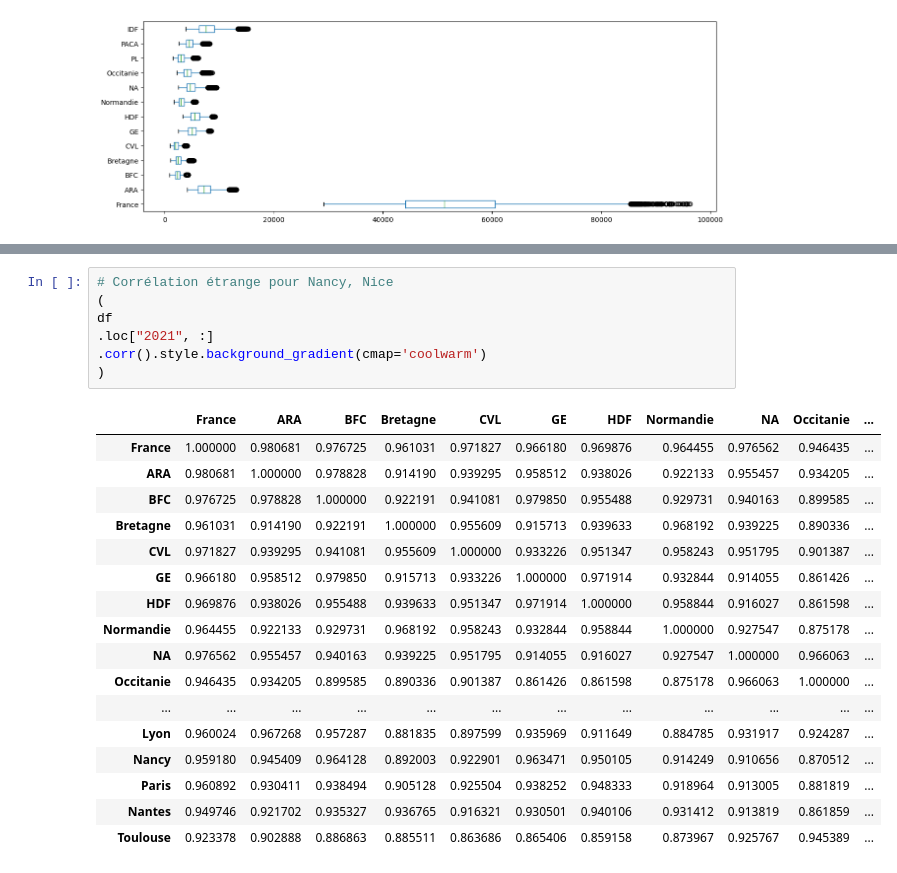
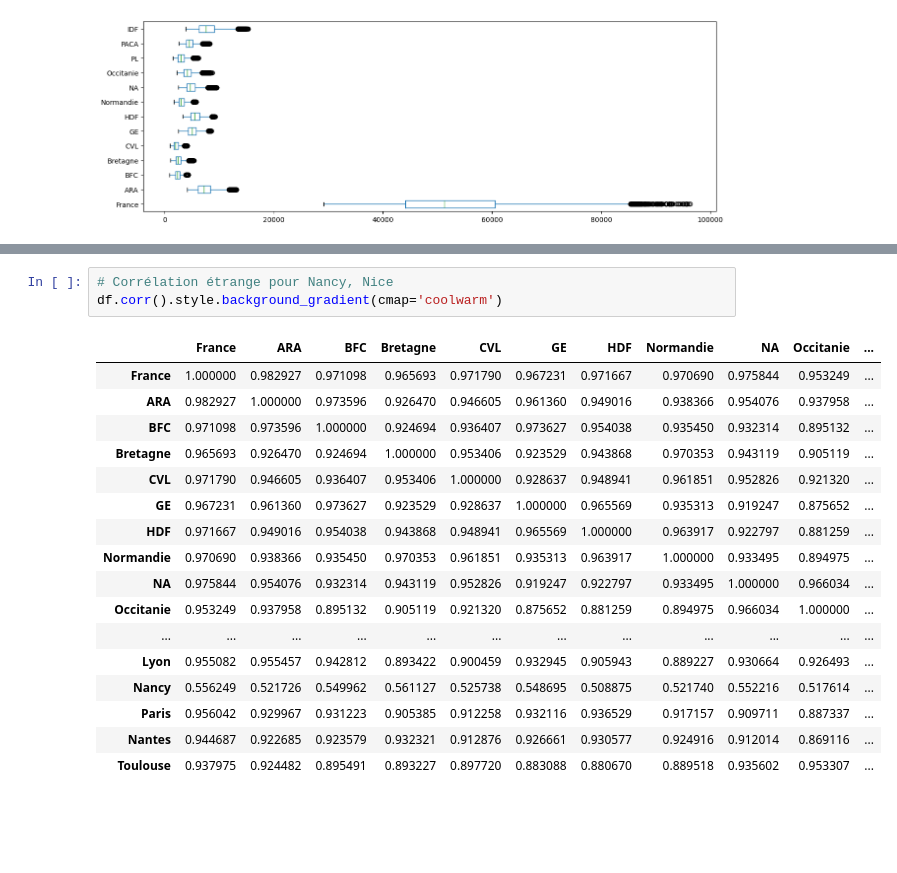
Before and after one commit to Leob000/DL_Challenge, a Jupyter notebook: explo_geo.ipynb, the cells around one changed output, grey strips where cells are left out. Saved outputs shown, nothing was run; the diff lists cells and outputs as text; blank space fills up the shorter version.

```diff
--- a/explo_geo.ipynb
+++ b/explo_geo.ipynb
@@ -112,25 +122,21 @@ df[regions].hist(
 # %%
 # Corrélation étrange pour Nancy, Nice
-(
-df
-.loc["2021", :]
-.corr().style.background_gradient(cmap='coolwarm')
-)
+df.corr().style.background_gradient(cmap='coolwarm')
 # %% [output]
 |  | France | ARA | BFC | Bretagne | CVL | GE | HDF | Normandie | NA | Occitanie | ... |
-| France | 1.000000 | 0.980681 | 0.976725 | 0.961031 | 0.971827 | 0.966180 | 0.969876 | 0.964455 | 0.976562 | 0.946435 | ... |
-| ARA | 0.980681 | 1.000000 | 0.978828 | 0.914190 | 0.939295 | 0.958512 | 0.938026 | 0.922133 | 0.955457 | 0.934205 | ... |
-| BFC | 0.976725 | 0.978828 | 1.000000 | 0.922191 | 0.941081 | 0.979850 | 0.955488 | 0.929731 | 0.940163 | 0.899585 | ... |
-| Bretagne | 0.961031 | 0.914190 | 0.922191 | 1.000000 | 0.955609 | 0.915713 | 0.939633 | 0.968192 | 0.939225 | 0.890336 | ... |
-| CVL | 0.971827 | 0.939295 | 0.941081 | 0.955609 | 1.000000 | 0.933226 | 0.951347 | 0.958243 | 0.951795 | 0.901387 | ... |
-| GE | 0.966180 | 0.958512 | 0.979850 | 0.915713 | 0.933226 | 1.000000 | 0.971914 | 0.932844 | 0.914055 | 0.861426 | ... |
-| HDF | 0.969876 | 0.938026 | 0.955488 | 0.939633 | 0.951347 | 0.971914 | 1.000000 | 0.958844 | 0.916027 | 0.861598 | ... |
-| Normandie | 0.964455 | 0.922133 | 0.929731 | 0.968192 | 0.958243 | 0.932844 | 0.958844 | 1.000000 | 0.927547 | 0.875178 | ... |
-| NA | 0.976562 | 0.955457 | 0.940163 | 0.939225 | 0.951795 | 0.914055 | 0.916027 | 0.927547 | 1.000000 | 0.966063 | ... |
-| Occitanie | 0.946435 | 0.934205 | 0.899585 | 0.890336 | 0.901387 | 0.861426 | 0.861598 | 0.875178 | 0.966063 | 1.000000 | ... |
+| France | 1.000000 | 0.982927 | 0.971098 | 0.965693 | 0.971790 | 0.967231 | 0.971667 | 0.970690 | 0.975844 | 0.953249 | ... |
+| ARA | 0.982927 | 1.000000 | 0.973596 | 0.926470 | 0.946605 | 0.961360 | 0.949016 | 0.938366 | 0.954076 | 0.937958 | ... |
+| BFC | 0.971098 | 0.973596 | 1.000000 | 0.924694 | 0.936407 | 0.973627 | 0.954038 | 0.935450 | 0.932314 | 0.895132 | ... |
+| Bretagne | 0.965693 | 0.926470 | 0.924694 | 1.000000 | 0.953406 | 0.923529 | 0.943868 | 0.970353 | 0.943119 | 0.905119 | ... |
+| CVL | 0.971790 | 0.946605 | 0.936407 | 0.953406 | 1.000000 | 0.928637 | 0.948941 | 0.961851 | 0.952826 | 0.921320 | ... |
+| GE | 0.967231 | 0.961360 | 0.973627 | 0.923529 | 0.928637 | 1.000000 | 0.965569 | 0.935313 | 0.919247 | 0.875652 | ... |
+| HDF | 0.971667 | 0.949016 | 0.954038 | 0.943868 | 0.948941 | 0.965569 | 1.000000 | 0.963917 | 0.922797 | 0.881259 | ... |
+| Normandie | 0.970690 | 0.938366 | 0.935450 | 0.970353 | 0.961851 | 0.935313 | 0.963917 | 1.000000 | 0.933495 | 0.894975 | ... |
+| NA | 0.975844 | 0.954076 | 0.932314 | 0.943119 | 0.952826 | 0.919247 | 0.922797 | 0.933495 | 1.000000 | 0.966034 | ... |
+| Occitanie | 0.953249 | 0.937958 | 0.895132 | 0.905119 | 0.921320 | 0.875652 | 0.881259 | 0.894975 | 0.966034 | 1.000000 | ... |
 | ... | ... | ... | ... | ... | ... | ... | ... | ... | ... | ... | ... |
-| Lyon | 0.960024 | 0.967268 | 0.957287 | 0.881835 | 0.897599 | 0.935969 | 0.911649 | 0.884785 | 0.931917 | 0.924287 | ... |
-| Nancy | 0.959180 | 0.945409 | 0.964128 | 0.892003 | 0.922901 | 0.963471 | 0.950105 | 0.914249 | 0.910656 | 0.870512 | ... |
-| Paris | 0.960892 | 0.930411 | 0.938494 | 0.905128 | 0.925504 | 0.938252 | 0.948333 | 0.918964 | 0.913005 | 0.881819 | ... |
-| Nantes | 0.949746 | 0.921702 | 0.935327 | 0.936765 | 0.916321 | 0.930501 | 0.940106 | 0.931412 | 0.913819 | 0.861859 | ... |
-| Toulouse | 0.923378 | 0.902888 | 0.886863 | 0.885511 | 0.863686 | 0.865406 | 0.859158 | 0.873967 | 0.925767 | 0.945389 | ... |
+| Lyon | 0.955082 | 0.955457 | 0.942812 | 0.893422 | 0.900459 | 0.932945 | 0.905943 | 0.889227 | 0.930664 | 0.926493 | ... |
+| Nancy | 0.556249 | 0.521726 | 0.549962 | 0.561127 | 0.525738 | 0.548695 | 0.508875 | 0.521740 | 0.552216 | 0.517614 | ... |
+| Paris | 0.956042 | 0.929967 | 0.931223 | 0.905385 | 0.912258 | 0.932116 | 0.936529 | 0.917157 | 0.909711 | 0.887337 | ... |
+| Nantes | 0.944687 | 0.922685 | 0.923579 | 0.932321 | 0.912876 | 0.926661 | 0.930577 | 0.924916 | 0.912014 | 0.869116 | ... |
+| Toulouse | 0.937975 | 0.924482 | 0.895491 | 0.893227 | 0.897720 | 0.883088 | 0.880670 | 0.889518 | 0.935602 | 0.953307 | ... |
```
Also changed, not shown: parts of 19 cells of this notebook, 4 other files.
